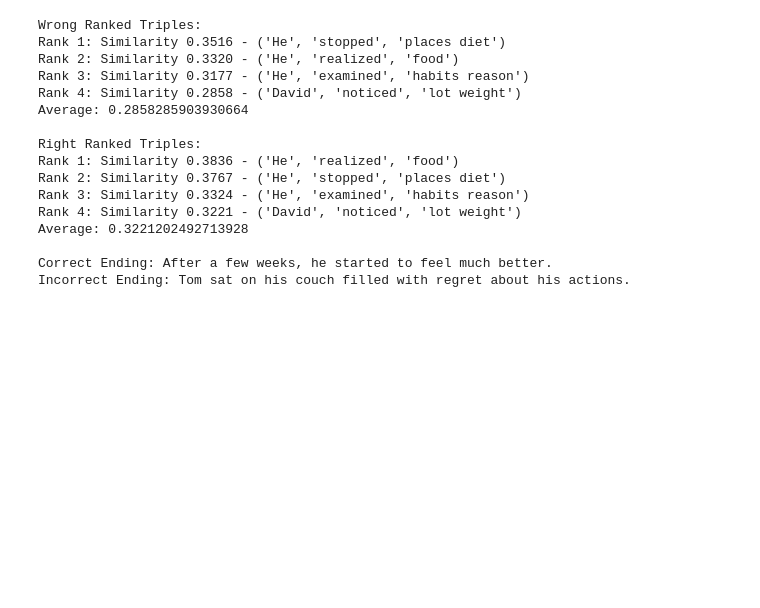
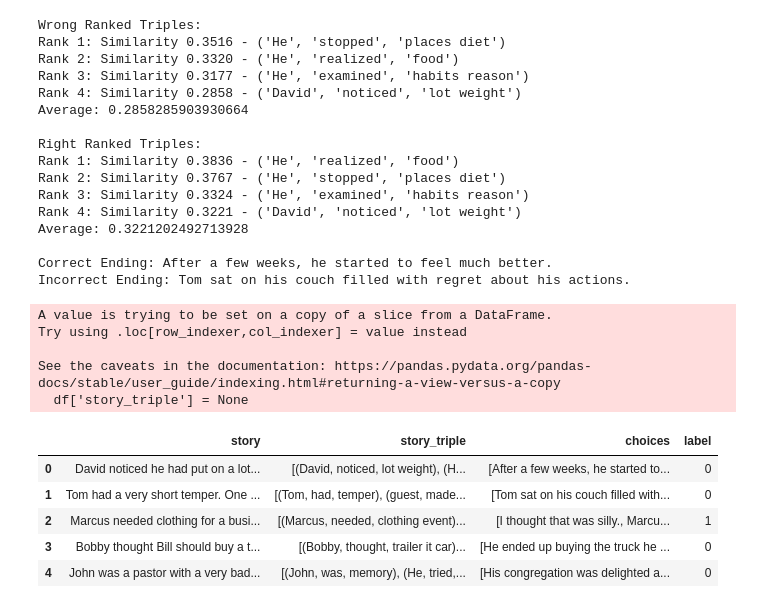
Before and after one commit to sveinerss/w266_project, a Jupyter notebook: dependency/Dependency_Graph.ipynb, the cells around one changed output. Cells and saved outputs as stored; diff of their text form; code cells hidden in the pictures; blank space fills up the shorter version.

```diff
--- a/dependency/Dependency_Graph.ipynb
+++ b/dependency/Dependency_Graph.ipynb
@@ -400,3 +405,37 @@ Average: 0.3221202492713928
 
 Correct Ending: After a few weeks, he started to feel much better.
 Incorrect Ending: Tom sat on his couch filled with regret about his actions.
+# %%
+#Create Triple for Story in DF
+def df_graph(df):
+  dic = {'sentences':[]}
+  df['story_triple'] = None
+  for index, row in df.iterrows():
+    dic['sentences'].append(df.at[index,'sentence1'])
+    dic['sentences'].append(df.at[index,'sentence2'])
+    dic['sentences'].append(df.at[index,'sentence3'])
+    dic['sentences'].append(df.at[index,'sentence4'])
+
+    triples = []
+
+    for sentence in dic['sentences']:
+      triples.extend(extract_triples(sentence))
+    # print(triples)
+    df.at[index,'story_triple'] = triples
+    dic = {'sentences':[]}
+  return df[["story","story_triple","choices","label"]]
+# %%
+sample_train = df_graph(train_df[0:5])
+sample_train
+# %% [output]
+A value is trying to be set on a copy of a slice from a DataFrame.
+Try using .loc[row_indexer,col_indexer] = value instead
+
+See the caveats in the documentation: https://pandas.pydata.org/pandas-docs/stable/user_guide/indexing.html#returning-a-view-versus-a-copy
+  df['story_triple'] = None
+|  | story | story_triple | choices | label |
+| 0 | David noticed he had put on a lot... | [(David, noticed, lot weight), (H... | [After a few weeks, he started to... | 0 |
+| 1 | Tom had a very short temper. One ... | [(Tom, had, temper), (guest, made... | [Tom sat on his couch filled with... | 0 |
+| 2 | Marcus needed clothing for a busi... | [(Marcus, needed, clothing event)... | [I thought that was silly., Marcu... | 1 |
+| 3 | Bobby thought Bill should buy a t... | [(Bobby, thought, trailer it car)... | [He ended up buying the truck he ... | 0 |
+| 4 | John was a pastor with a very bad... | [(John, was, memory), (He, tried,... | [His congregation was delighted a... | 0 |
```
Also changed, not shown: parts of 13 cells of this notebook, 1 other file.
